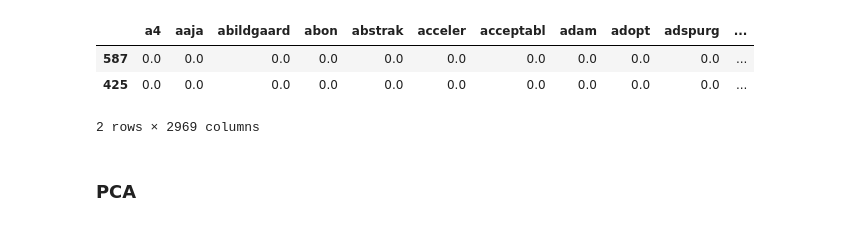
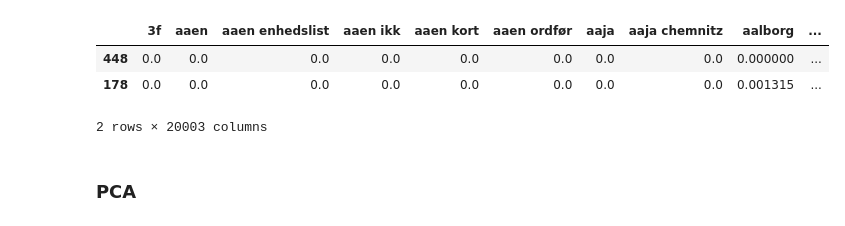
Before and after one commit to carlomarxdk/danish-parlament-text, a Jupyter notebook: 3_TF_IDF.ipynb, the cells around one changed output. Cells and saved outputs as stored; diff of their text form; code cells hidden in the pictures.

```diff
--- a/3_TF_IDF.ipynb
+++ b/3_TF_IDF.ipynb
@@ -25,18 +25,20 @@ df.sample(2)
 # %%
-tvec = TfidfVectorizer(min_df=.05, max_df=.1)
+#tvec = TfidfVectorizer(min_df=.01, max_df=1.0, sublinear_tf=True, analyzer='word', ngram_range=(1,2), max_features=20000)
+tvec = TfidfVectorizer(analyzer='word', ngram_range=(1,2), max_features=20000)
 x = tvec.fit_transform(df['Sentences'])
 
 words = tvec.get_feature_names()
 # %%
 df_x = pd.DataFrame(columns= words, data=x.toarray())
 df_x['Date'] = df['Date']
+df_x['Year'] = df_x['Date'].dt.year
 df_x['Meeting'] = df['Meeting Number']
 df_x.sample(2)
 # %% [output]
-|  | a4 | aaja | abildgaard | abon | abstrak | acceler | acceptabl | adam | adopt | adspurg | ... |
-| 587 | 0.0 | 0.0 | 0.0 | 0.0 | 0.0 | 0.0 | 0.0 | 0.0 | 0.0 | 0.0 | ... |
-| 425 | 0.0 | 0.0 | 0.0 | 0.0 | 0.0 | 0.0 | 0.0 | 0.0 | 0.0 | 0.0 | ... |
+|  | 3f | aaen | aaen enhedslist | aaen ikk | aaen kort | aaen ordfør | aaja | aaja chemnitz | aalborg | ... |
+| 448 | 0.0 | 0.0 | 0.0 | 0.0 | 0.0 | 0.0 | 0.0 | 0.0 | 0.000000 | ... |
+| 178 | 0.0 | 0.0 | 0.0 | 0.0 | 0.0 | 0.0 | 0.0 | 0.0 | 0.001315 | ... |
-2 rows × 2969 columns
+2 rows × 20003 columns
 # %% [markdown]
 ### PCA
 # %%
```
Also changed, not shown: parts of 8 cells of this notebook.
